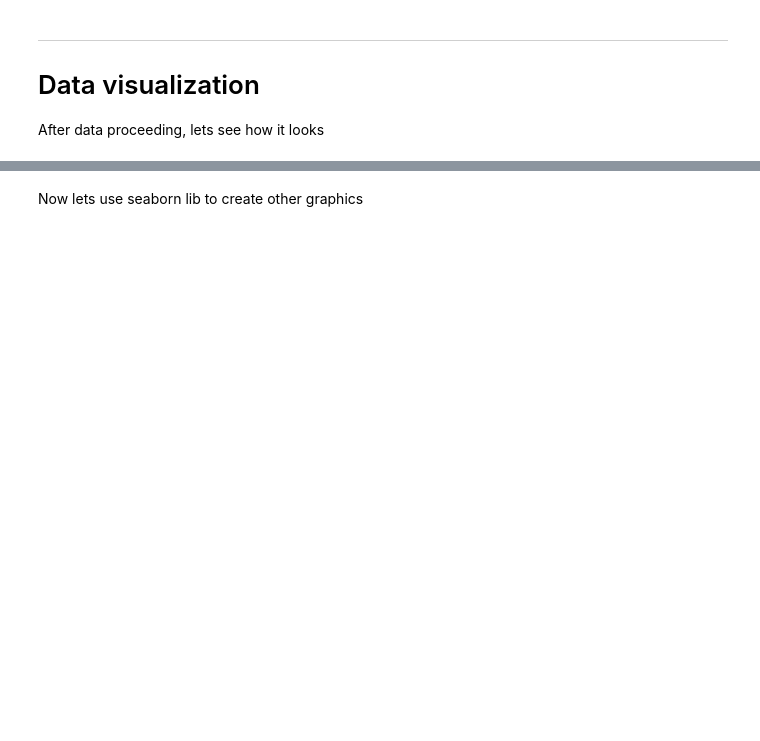
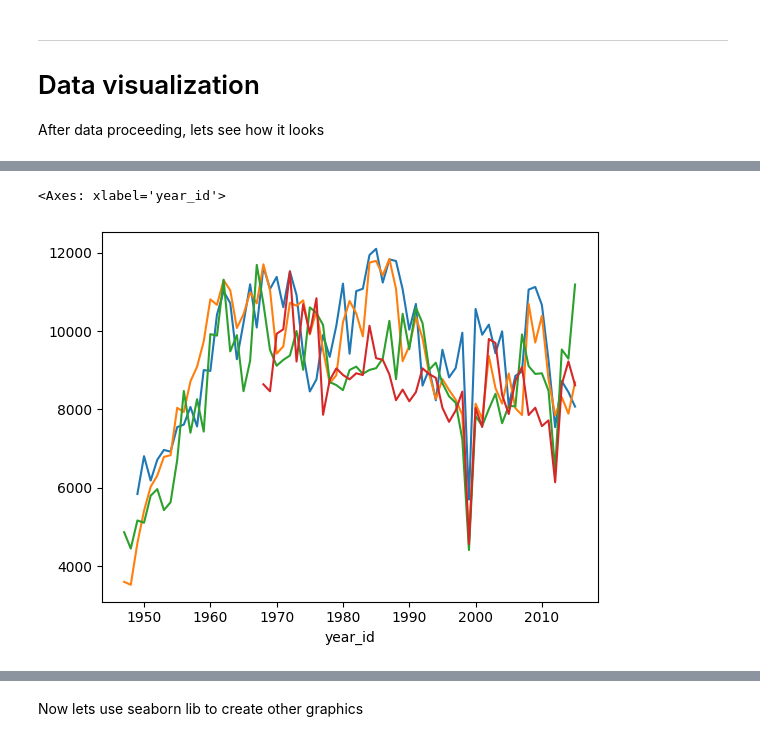
Before and after one commit to DaniilCoolUkraine/IDA_Lab1, a Jupyter notebook: main.ipynb, the cells around one changed output, grey strips where cells are left out. Cells and saved outputs as stored; diff of their text form; code cells hidden in the pictures; blank space fills up the shorter version.

```diff
--- a/main.ipynb
+++ b/main.ipynb
@@ -86,8 +244,11 @@ nba["franchise_id"].value_counts().head(20).plot(kind="bar")
 # %%
-nba[nba["franchise_id"] == "Lakers"].groupby("year_id")["points"].sum().plot()
-# nba[nba["franchise_id"] == "Celtics"].groupby("year_id")["points"].sum().plot()
-# nba[nba["franchise_id"] == "Warriors"].groupby("year_id")["points"].sum().plot()
-# nba[nba["franchise_id"] == "Nets"].groupby("year_id")["points"].sum().plot()
+nba[nba["franchise_id"] == "Lakers"].groupby("year_id")["points"].sum().plot() # blue
+nba[nba["franchise_id"] == "Celtics"].groupby("year_id")["points"].sum().plot() # orange
+nba[nba["franchise_id"] == "Warriors"].groupby("year_id")["points"].sum().plot() # green
+nba[nba["franchise_id"] == "Nets"].groupby("year_id")["points"].sum().plot() # red
+# %% [output]
+<Axes: xlabel='year_id'>
+[figure, added]
 # %%
 import matplotlib.pyplot as plt
 
```
Also changed, not shown: parts of 23 cells of this notebook, 3 other files.
